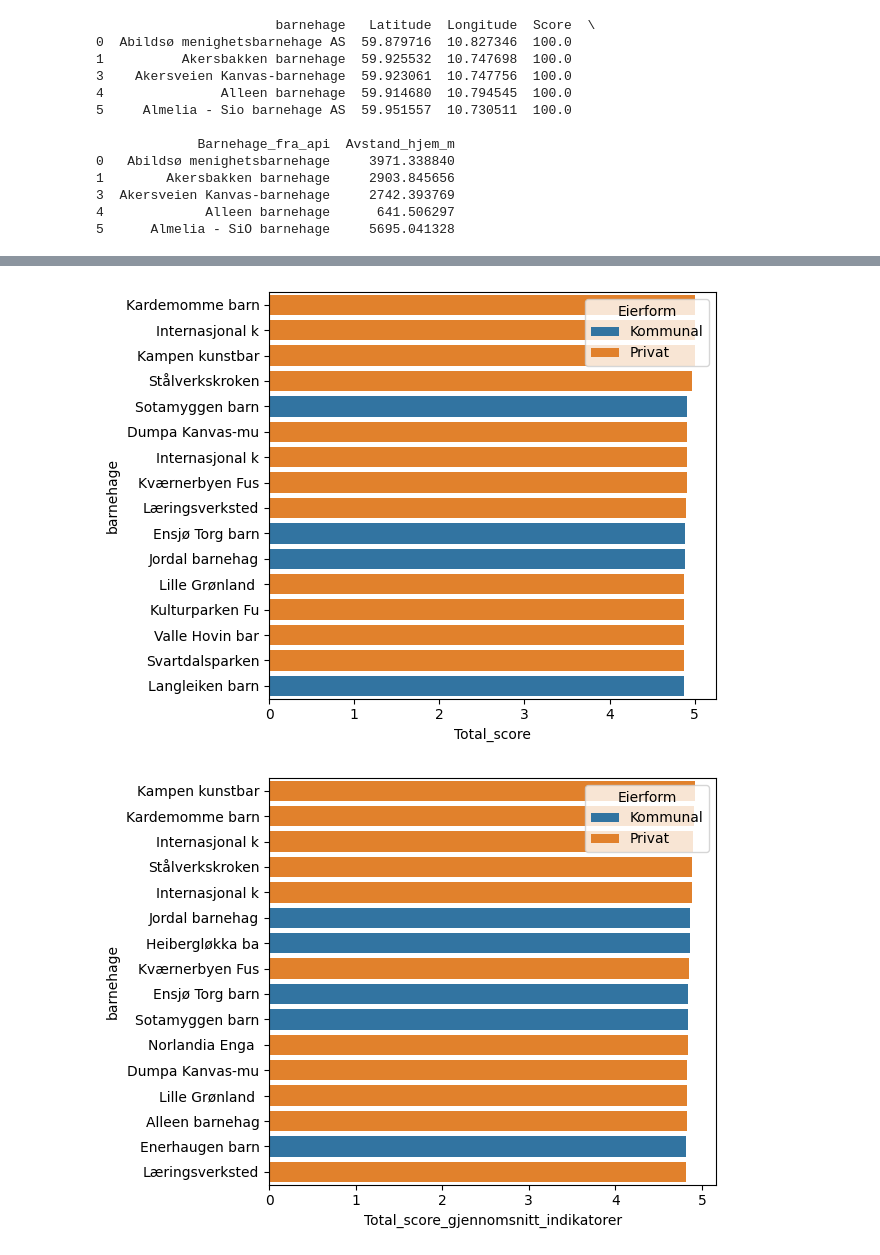
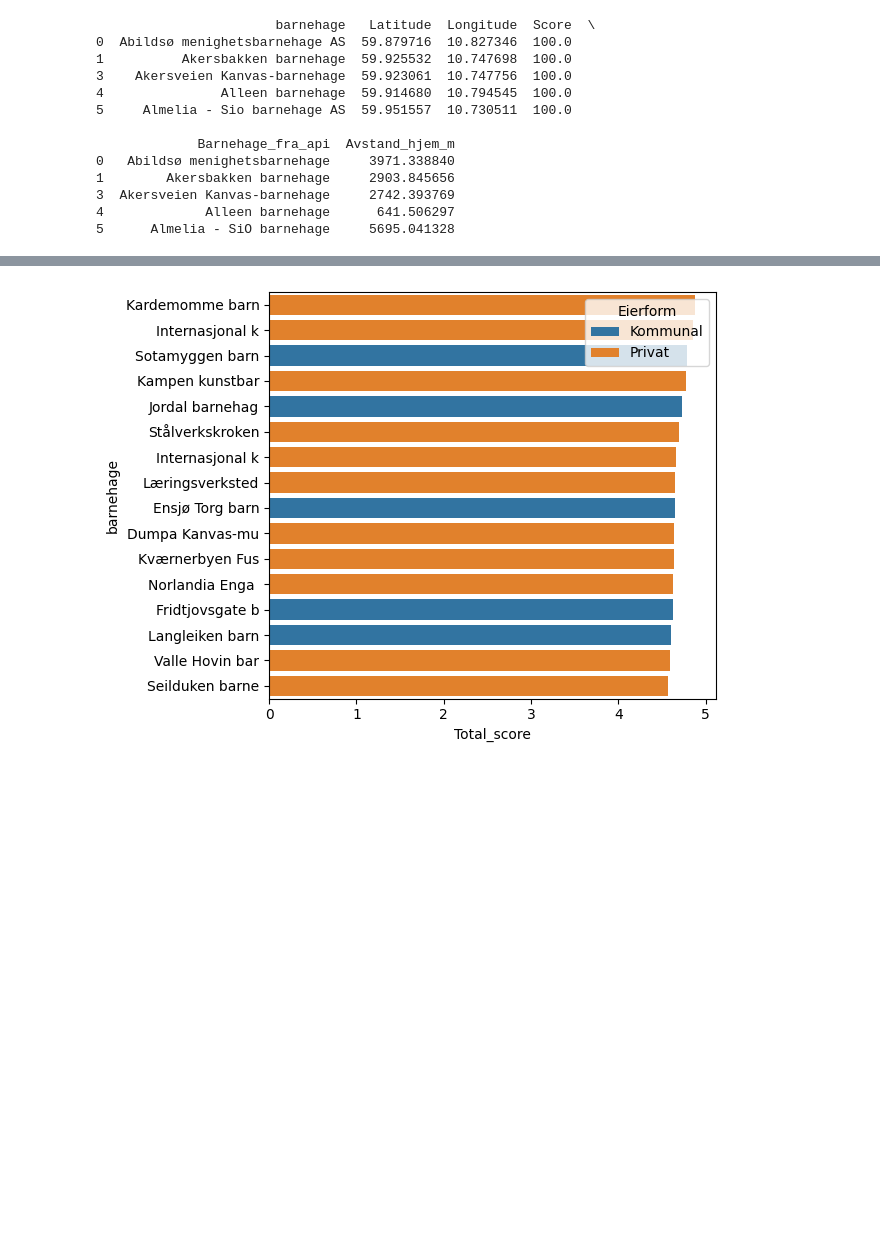
Before and after one commit to madsranden/barnehager_i_oslo, a Jupyter notebook: analyse.ipynb, the cells around one changed output, grey strips where cells are left out. Cells and saved outputs as stored; diff of their text form; code cells hidden in the pictures; blank space fills up the shorter version.

```diff
--- a/analyse.ipynb
+++ b/analyse.ipynb
@@ -24,7 +25,7 @@ import re
 #Celle til filtrering. Om noen vil kjøre analysen for egen adresse, er det bare nødvendig å gjøre endringer her.
 år = 2026 #Skriv inn år for å kjøre analysen. Tilgjenglige år er per nå 2023, 2025 og 2026.
 hjem_adresse = "Hedmarksgata 4" #Skriv inn hjemadresse
-vekt_undersokelse = 0.3 #Vekten for Foreldreundersøkelen. 0.3 vil si at man vektlegger disse resultatetene 30 pst, mens man vektlegger avstand til barnehagen 70 pst.
+vekt_undersokelse = 0.5 #Vekten for Foreldreundersøkelen. 0.3 vil si at man vektlegger disse resultatetene 30 pst, mens man vektlegger avstand til barnehagen 70 pst.
 # %%
 df = pd.read_parquet("data/barnehager_renset.parquet",
 engine="fastparquet")
@@ -343,3 +308,9 @@ plt.show() #Siden en barnehage er veldig langt unna, er det den eneste som får
+# %%
+#Lager avstandscore basert på funksjon
+df_geo["Avstand_score"] = avstand_score(df_geo["Avstand_hjem_m"],
+                                             min=df_wide["Tilfredshet"].min(),
+                                             maks=df_wide["Tilfredshet"].max()
+                                            )
 # %%
 #Merger datasett
 df_merged = pd.merge(
@@ -351,43 +322,25 @@ df_merged = pd.merge(
 #Regner ut totalscore
 vekt_avstand = 1-vekt_undersokelse
 
-df_merged["Total_score"] = df_merged["Tilfredshet"]*vekt_undersokelse + df_merged["Avstand_score_norm"]*vekt_avstand
-df_merged["Total_score_gjennomsnitt_indikatorer"] = df_merged["Gjennomsnittlig_score"]*vekt_undersokelse + df_merged["Avstand_score_norm"]*vekt_avstand
+df_merged["Total_score"] = df_merged["Tilfredshet"]*vekt_undersokelse + df_merged["Avstand_score"]*vekt_avstand
+df_merged["Total_score_gjennomsnitt_indikatorer"] = df_merged["Gjennomsnittlig_score"]*vekt_undersokelse + df_merged["Avstand_score"]*vekt_avstand
 # %%
 df_sorted_merged = (
     df_merged
         .sort_values("Total_score", ascending = False)
-        .iloc[:16])
-
-df_sorted_merged_gjennomsnitt = (
-    df_merged
-        .sort_values("Total_score_gjennomsnitt_indikatorer", ascending = False)
         .iloc[:16])
 
 
 sns.barplot(data=df_sorted_merged,
             y="barnehage",
             x="Total_score",
            hue="Eierform",
            dodge = False)
 plt.yticks(ha="right",
            ticks=range(len(df_sorted_merged["barnehage"])),
            labels=[v[:15] for v in df_sorted_merged['barnehage']])
 plt.tight_layout()
 plt.show()
-
-
-sns.barplot(data=df_sorted_merged_gjennomsnitt,
-            y="barnehage",
-            x="Total_score_gjennomsnitt_indikatorer",
-           hue="Eierform",
-           dodge=False)
-plt.yticks(ha="right",
-           ticks=range(len(df_sorted_merged_gjennomsnitt["barnehage"])),
-           labels=[v[:15] for v in df_sorted_merged_gjennomsnitt['barnehage']])
-plt.tight_layout()
-plt.show()
 # %% [output]
-[figure, old version]
+[figure, new version]
-[figure, removed]
 # %% [markdown]
```
Also changed, not shown: parts of 7 cells of this notebook, 2 other files.
